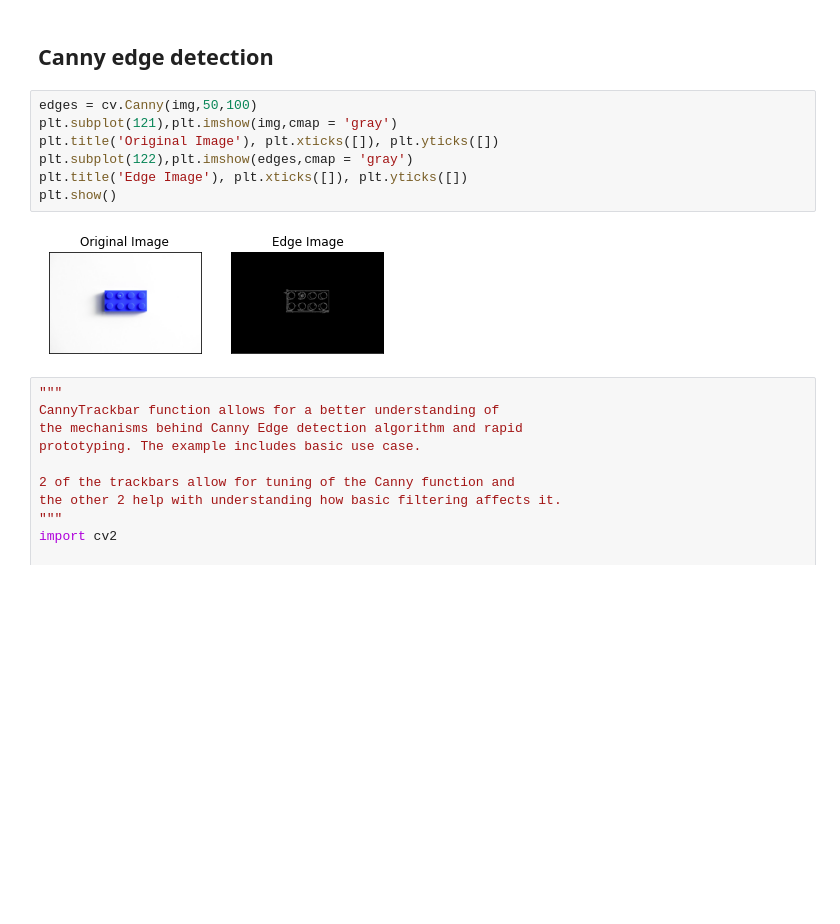
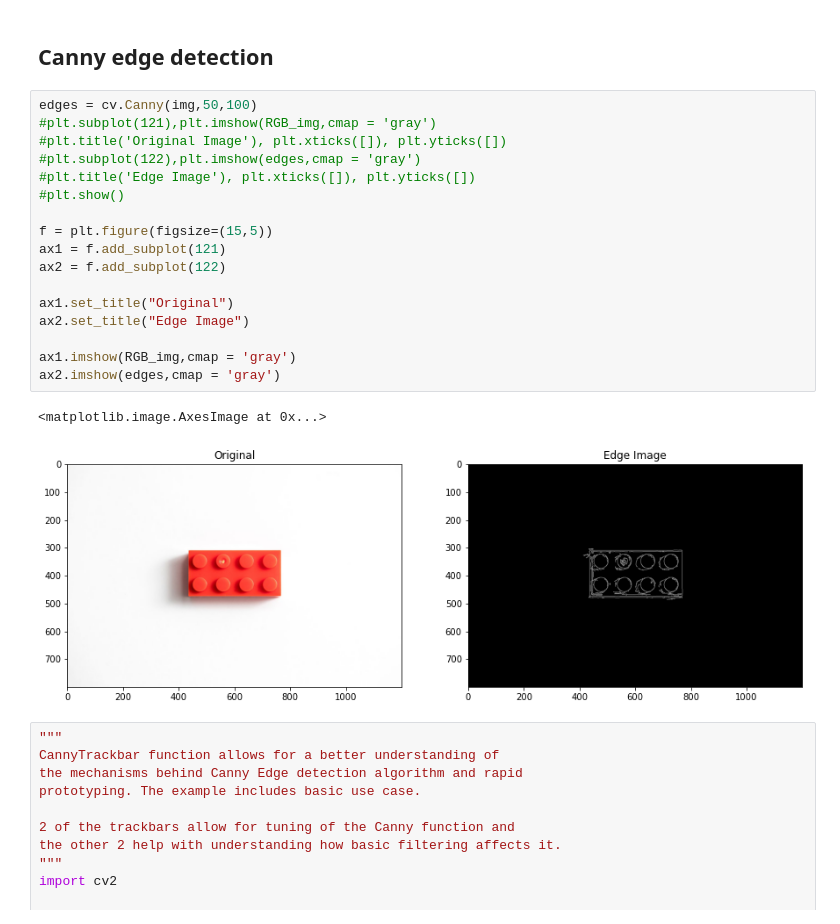
Before and after one commit to korbinian-hoermann/industrial_computer_vision_21, a Jupyter notebook: OpenCV_tutorials/OpenCV tutorials.ipynb, the cells around one changed output. Drawn from its saved outputs; the diff is of its cells as text; blank space fills up the shorter version.

```diff
--- a/OpenCV_tutorials/OpenCV tutorials.ipynb
+++ b/OpenCV_tutorials/OpenCV tutorials.ipynb
@@ -149,13 +148,24 @@ Clipping input data to the valid range for imshow with RGB data ([0..1] for floa
 ## Canny edge detection
 # %%
 edges = cv.Canny(img,50,100)
-plt.subplot(121),plt.imshow(img,cmap = 'gray')
-plt.title('Original Image'), plt.xticks([]), plt.yticks([])
-plt.subplot(122),plt.imshow(edges,cmap = 'gray')
-plt.title('Edge Image'), plt.xticks([]), plt.yticks([])
-plt.show()
+#plt.subplot(121),plt.imshow(RGB_img,cmap = 'gray')
+#plt.title('Original Image'), plt.xticks([]), plt.yticks([])
+#plt.subplot(122),plt.imshow(edges,cmap = 'gray')
+#plt.title('Edge Image'), plt.xticks([]), plt.yticks([])
+#plt.show()
+
+f = plt.figure(figsize=(15,5))
+ax1 = f.add_subplot(121)
+ax2 = f.add_subplot(122)
+
+ax1.set_title("Original")
+ax2.set_title("Edge Image")
+
+ax1.imshow(RGB_img,cmap = 'gray')
+ax2.imshow(edges,cmap = 'gray')
 # %% [output]
+<matplotlib.image.AxesImage at 0x...>
-[figure, old version]
+[figure, new version]
 # %%
 """
 CannyTrackbar function allows for a better understanding of
```
Also changed, not shown: parts of 12 cells of this notebook.
